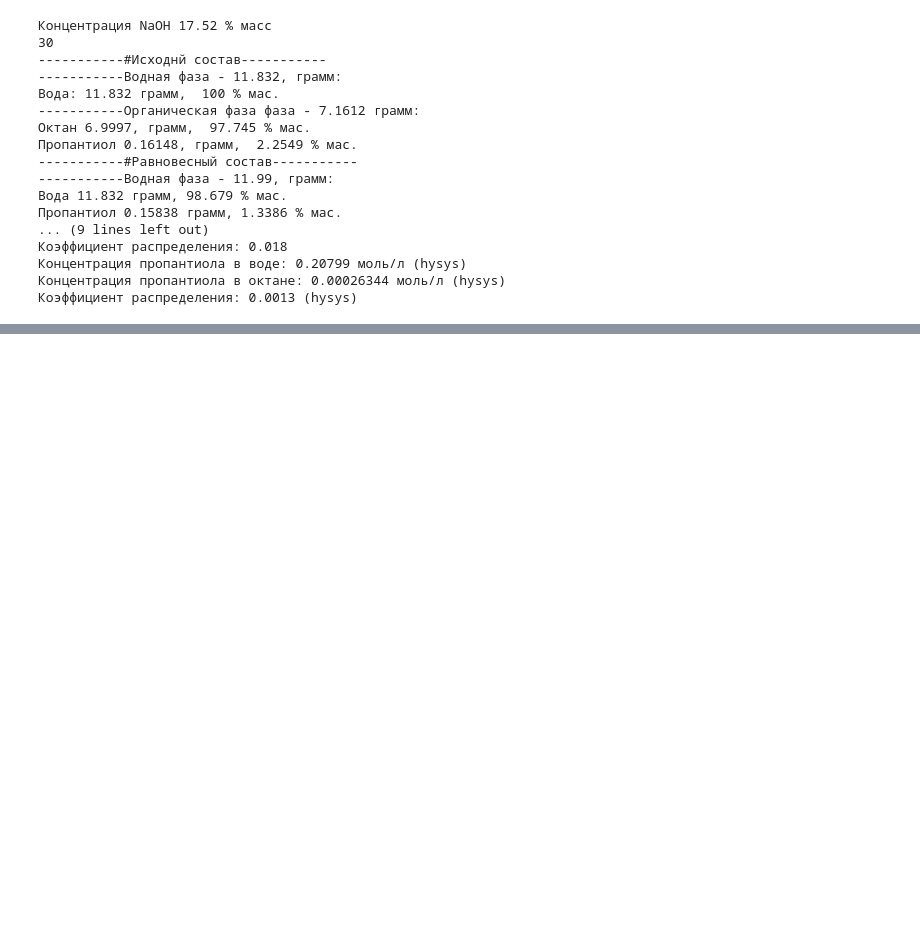
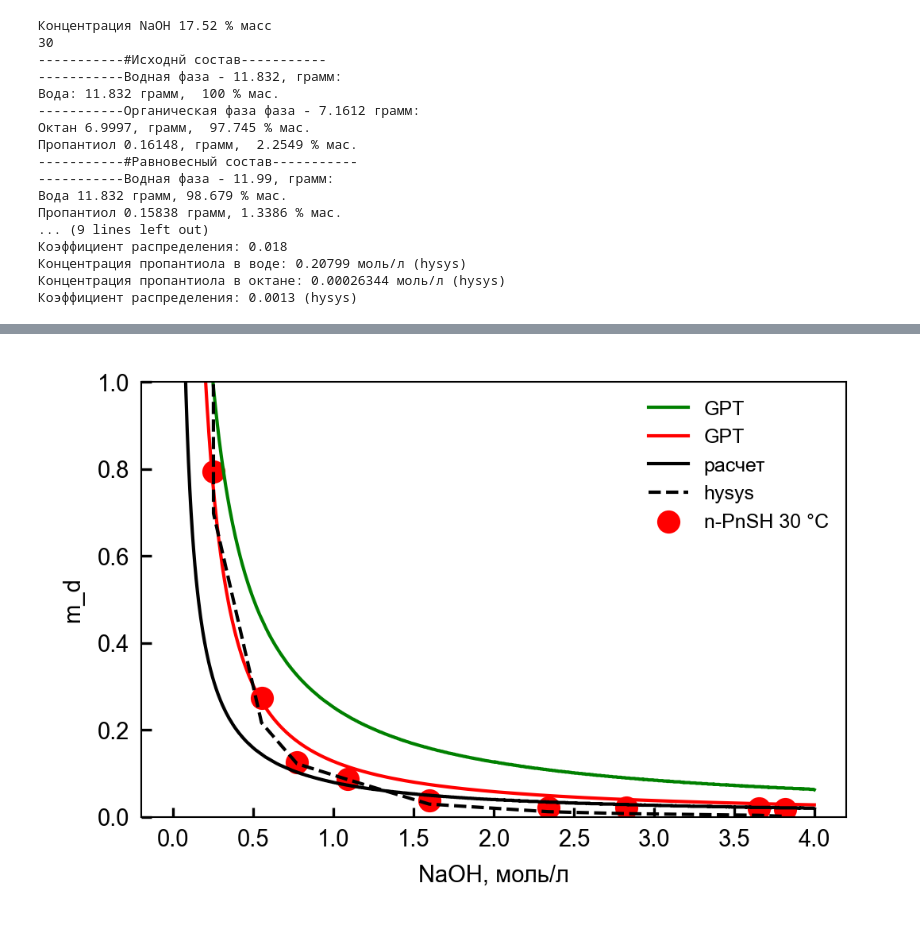
Before and after one commit to seishiru98/exp, a Jupyter notebook: equilibrium30.ipynb, the cells around one changed output, grey strips where cells are left out. Drawn from its saved outputs; the diff is of its cells as text; code cells hidden in the pictures; blank space fills up the shorter version.

```diff
--- a/equilibrium30.ipynb
+++ b/equilibrium30.ipynb
@@ -10,5 +10,8 @@ average = np.average(n)
 
 feed_pnsh_frac = average * (MW_pnsh / MW_s)
 print(f'Концентрация тиола в октане: {feed_pnsh_frac:.5f} % масс')
+
+C_pnsh = (feed_pnsh_frac/100) * 673.8 / MW_pnsh
+print(f'Концентрация пропантиола в воде: {C_pnsh:.5g} моль/л')
 # %% [output]
 Концентрация тиола в октане: 2.25491 % масс
@@ -585,15 +589,17 @@ print(f'Коэффициент распределения: {m_17_30_hysys:.2g} (
 Концентрация пропантиола в октане: 0.00026344 моль/л (hysys)
 Коэффициент распределения: 0.0013 (hysys)
 # %%
-K_a = 10**-10.77
+pKa = 10.86
+K_a = 10**-pKa
 print(K_a)
 K_w = main.k_w(30)
 print(K_w)
+
 Na_frac = np.linspace(0, 4, 1000)
-m_d = main.m_calc(Na_frac, pnsh_frac_liquid_phase_30, K_a, K_w, m0_hysys)
+m_d = main.m_calc(Na_frac, pnsh_frac_liquid_phase_30, K_a, K_w, m0)
+
 
 Exp_NaOH_frac = np.array([0, C_NaOH_on_aqueous_phase_1_30, C_NaOH_on_aqueous_phase_2_30, C_NaOH_on_aqueous_phase_3_30, C_NaOH_on_aqueous_phase_4_30, C_NaOH_on_aqueous_phase_6_30, C_NaOH_on_aqueous_phase_8_30, C_NaOH_on_aqueous_phase_10_30, C_NaOH_on_aqueous_phase_13_30, C_NaOH_on_aqueous_phase_17_30])
-
 Exp_m_d = np.array([m0, m_1_30, m_2_30, m_3_30, m_4_30, m_6_30, m_8_30, m_10_30, m_13_30, m_17_30])
 Exp_m_d_hysys = np.array([m0_hysys, m_1_30_hysys, m_2_30_hysys, m_3_30_hysys, m_4_30_hysys, m_6_30_hysys, m_8_30_hysys, m_10_30_hysys, m_13_30_hysys, m_17_30_hysys])
 # %% [output]
@@ -638,0 +653,39 @@ plt.tight_layout()
+# %%
+def mm_to_inch(mm):
+    return mm / 25.4
+
+plt.rcParams.update({
+    'font.family': 'sans-serif',
+    'font.sans-serif': ['Arial', 'Helvetica'],
+    'font.size': 7,
+    'axes.linewidth': 0.5,
+    'xtick.direction': 'in',
+    'ytick.direction': 'in',
+    'xtick.major.size': 3,
+    'ytick.major.size': 3,
+    'figure.dpi': 300,
+    'axes.grid': False,
+    'lines.linewidth': 1.0,
+    'axes.prop_cycle': plt.cycler('color', ['#0072B2', '#D55E00', '#CC79A7', '#F0E442'])
+})
+
+fig_width_mm = 89
+fig_height_mm = 60
+fig, ax = plt.subplots(figsize=(mm_to_inch(fig_width_mm), mm_to_inch(fig_height_mm)))
+
+#ax.set_xlim(0.146, 0.153)
+ax.set_ylim(0, 1.0)
+
+ax.plot(Na_frac, D1_list, label='GPT', color='Green', linestyle='-')
+ax.plot(Na_frac, D_list, label='GPT', color='Red', linestyle='-')
+ax.plot(Na_frac, m_d, label='расчет', color='Black', linestyle='-')
+ax.plot(Exp_NaOH_frac, Exp_m_d_hysys, label='hysys', color='Black', linestyle='--')
+ax.scatter(Exp_NaOH_frac, Exp_m_d, label='n-PnSH 30 °С', color='Red', marker='o')
+
+ax.set_xlabel('NaOH, моль/л')
+ax.set_ylabel('m_d')
+leg = ax.legend(frameon=False, fontsize=6)
+
+plt.tight_layout()
+# %% [output]
+[figure, added]
```
Also changed, not shown: parts of 4 cells of this notebook, 4 other files.
